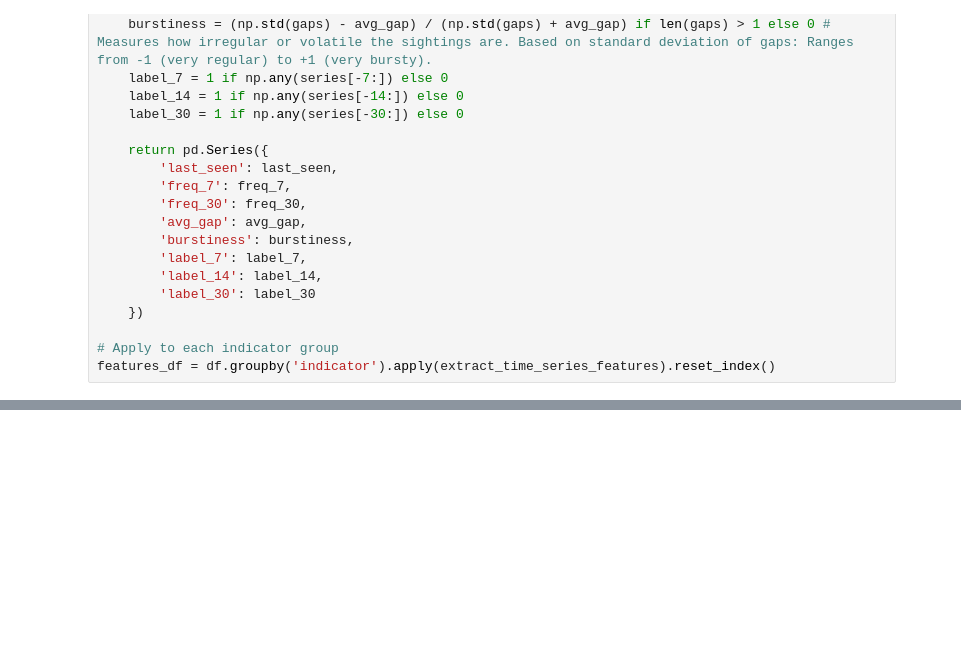
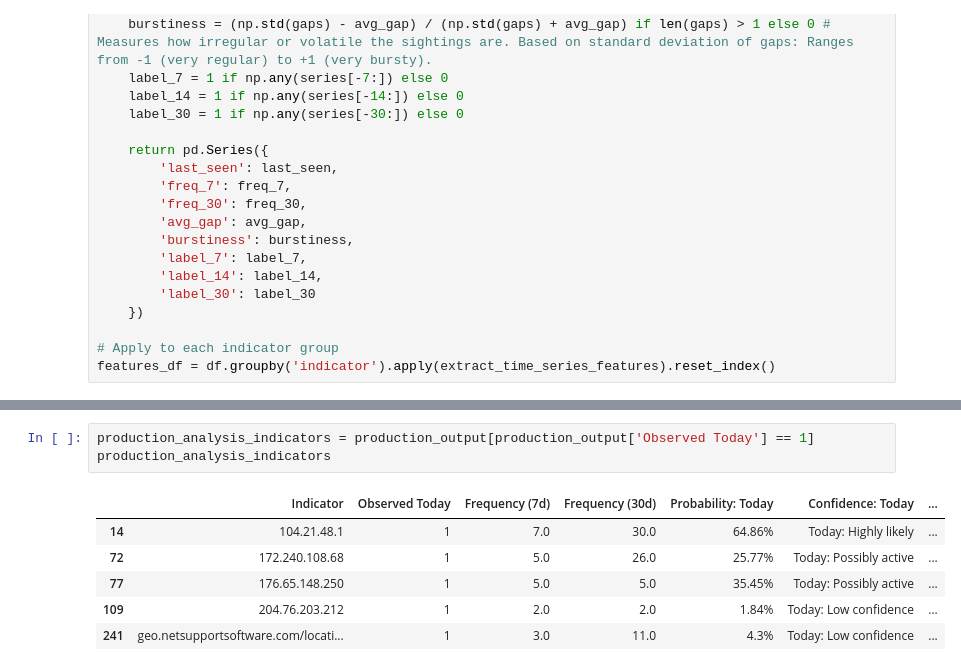
Before and after one commit to jaytlinaskew-OIS/HTOC, a Jupyter notebook: notebooks/observationEventForecasting/research.ipynb, the cells around one changed output, grey strips where cells are left out. Cells and saved outputs as stored; diff of their text form; blank space fills up the shorter version.

Commit message:
next observed implementations

```diff
--- a/notebooks/observationEventForecasting/research.ipynb
+++ b/notebooks/observationEventForecasting/research.ipynb
@@ -387,0 +404,10 @@ display(production_output)
+# %%
+production_analysis_indicators = production_output[production_output['Observed Today'] == 1]
+production_analysis_indicators
+# %% [output]
+|  | Indicator | Observed Today | Frequency (7d) | Frequency (30d) | Probability: Today | Confidence: Today | ... |
+| 14 | 104.21.48.1 | 1 | 7.0 | 30.0 | 64.86% | Today: Highly likely | ... |
+| 72 | 172.240.108.68 | 1 | 5.0 | 26.0 | 25.77% | Today: Possibly active | ... |
+| 77 | 176.65.148.250 | 1 | 5.0 | 5.0 | 35.45% | Today: Possibly active | ... |
+| 109 | 204.76.203.212 | 1 | 2.0 | 2.0 | 1.84% | Today: Low confidence | ... |
+| 241 | geo.netsupportsoftware.com/locati... | 1 | 3.0 | 11.0 | 4.3% | Today: Low confidence | ... |
```
Also changed, not shown: parts of 13 cells of this notebook, 5 other files.
